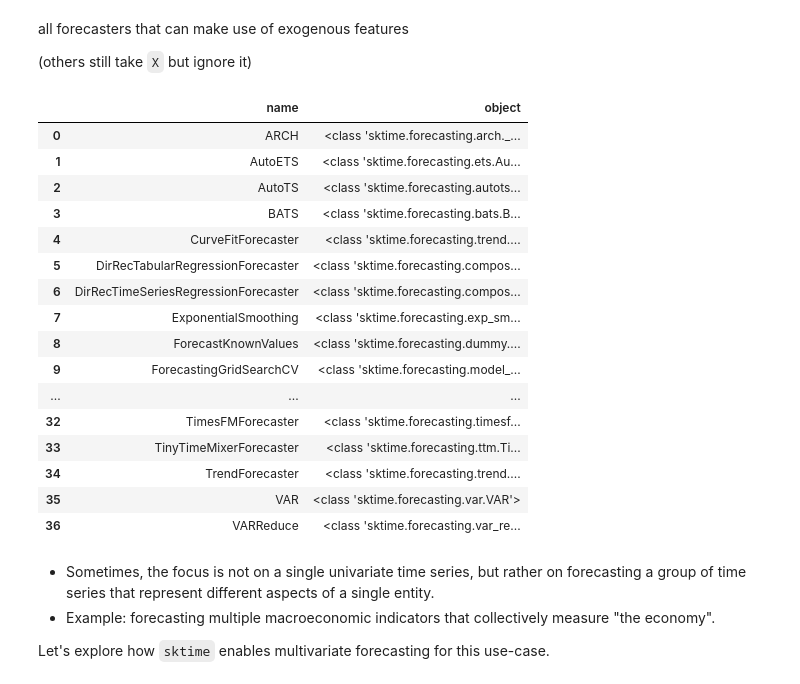
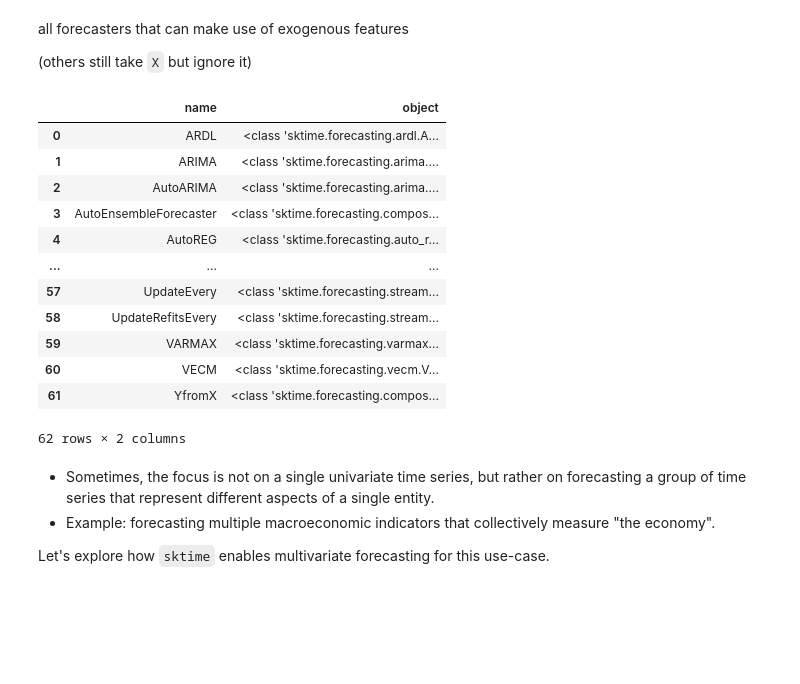
Before and after one commit to sktime/sktime-tutorial-ODSC-Europe-2024, a Jupyter notebook: notebooks/01_forecasting.ipynb, the cells around one changed output. Saved outputs shown, nothing was run; the diff lists cells and outputs as text; code cells hidden in the pictures; blank space fills up the shorter version.

```diff
--- a/notebooks/01_forecasting.ipynb
+++ b/notebooks/01_forecasting.ipynb
@@ -258,29 +259,25 @@ all forecasters that can make use of exogenous features
 # %%
 from sktime.registry import all_estimators
 
 all_estimators(
     estimator_types="forecaster",
-    filter_tags={"ignores-exogeneous-X": True},
+    filter_tags={"ignores-exogeneous-X": False},
     as_dataframe=True,
 )
 # %% [output]
 |  | name | object |
-| 0 | ARCH | <class 'sktime.forecasting.arch._... |
-| 1 | AutoETS | <class 'sktime.forecasting.ets.Au... |
-| 2 | AutoTS | <class 'sktime.forecasting.autots... |
-| 3 | BATS | <class 'sktime.forecasting.bats.B... |
-| 4 | CurveFitForecaster | <class 'sktime.forecasting.trend.... |
-| 5 | DirRecTabularRegressionForecaster | <class 'sktime.forecasting.compos... |
-| 6 | DirRecTimeSeriesRegressionForecaster | <class 'sktime.forecasting.compos... |
-| 7 | ExponentialSmoothing | <class 'sktime.forecasting.exp_sm... |
-| 8 | ForecastKnownValues | <class 'sktime.forecasting.dummy.... |
-| 9 | ForecastingGridSearchCV | <class 'sktime.forecasting.model_... |
+| 0 | ARDL | <class 'sktime.forecasting.ardl.A... |
+| 1 | ARIMA | <class 'sktime.forecasting.arima.... |
+| 2 | AutoARIMA | <class 'sktime.forecasting.arima.... |
+| 3 | AutoEnsembleForecaster | <class 'sktime.forecasting.compos... |
+| 4 | AutoREG | <class 'sktime.forecasting.auto_r... |
 | ... | ... | ... |
-| 32 | TimesFMForecaster | <class 'sktime.forecasting.timesf... |
-| 33 | TinyTimeMixerForecaster | <class 'sktime.forecasting.ttm.Ti... |
-| 34 | TrendForecaster | <class 'sktime.forecasting.trend.... |
-| 35 | VAR | <class 'sktime.forecasting.var.VAR'> |
-| 36 | VARReduce | <class 'sktime.forecasting.var_re... |
+| 57 | UpdateEvery | <class 'sktime.forecasting.stream... |
+| 58 | UpdateRefitsEvery | <class 'sktime.forecasting.stream... |
+| 59 | VARMAX | <class 'sktime.forecasting.varmax... |
+| 60 | VECM | <class 'sktime.forecasting.vecm.V... |
+| 61 | YfromX | <class 'sktime.forecasting.compos... |
+62 rows × 2 columns
 # %% [markdown]
 - Sometimes, the focus is not on a single univariate time series, but rather on forecasting a group of time series that represent different aspects of a single entity.
 - Example: forecasting multiple macroeconomic indicators that collectively measure "the economy".
```
Also changed, not shown: parts of 12 cells of this notebook.
